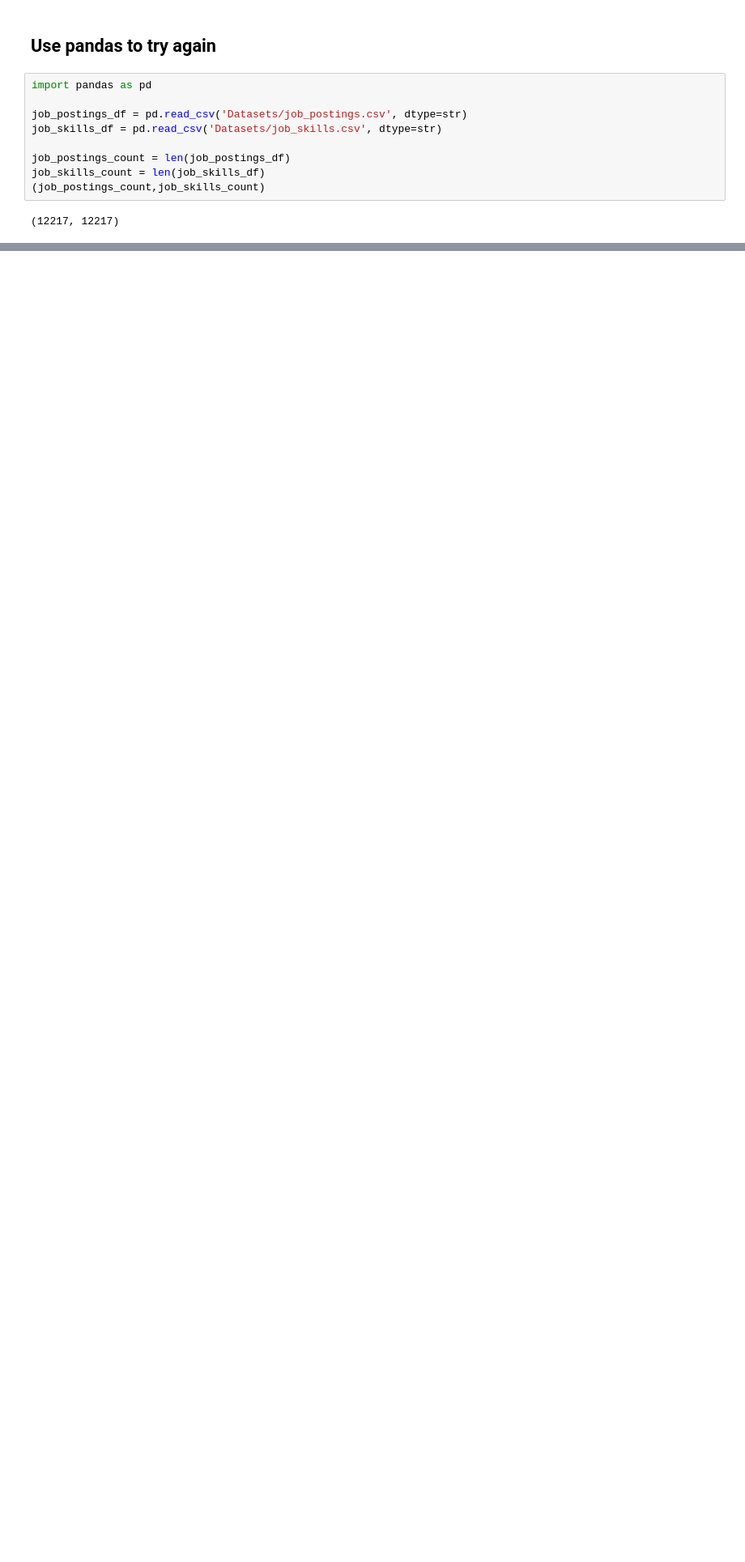
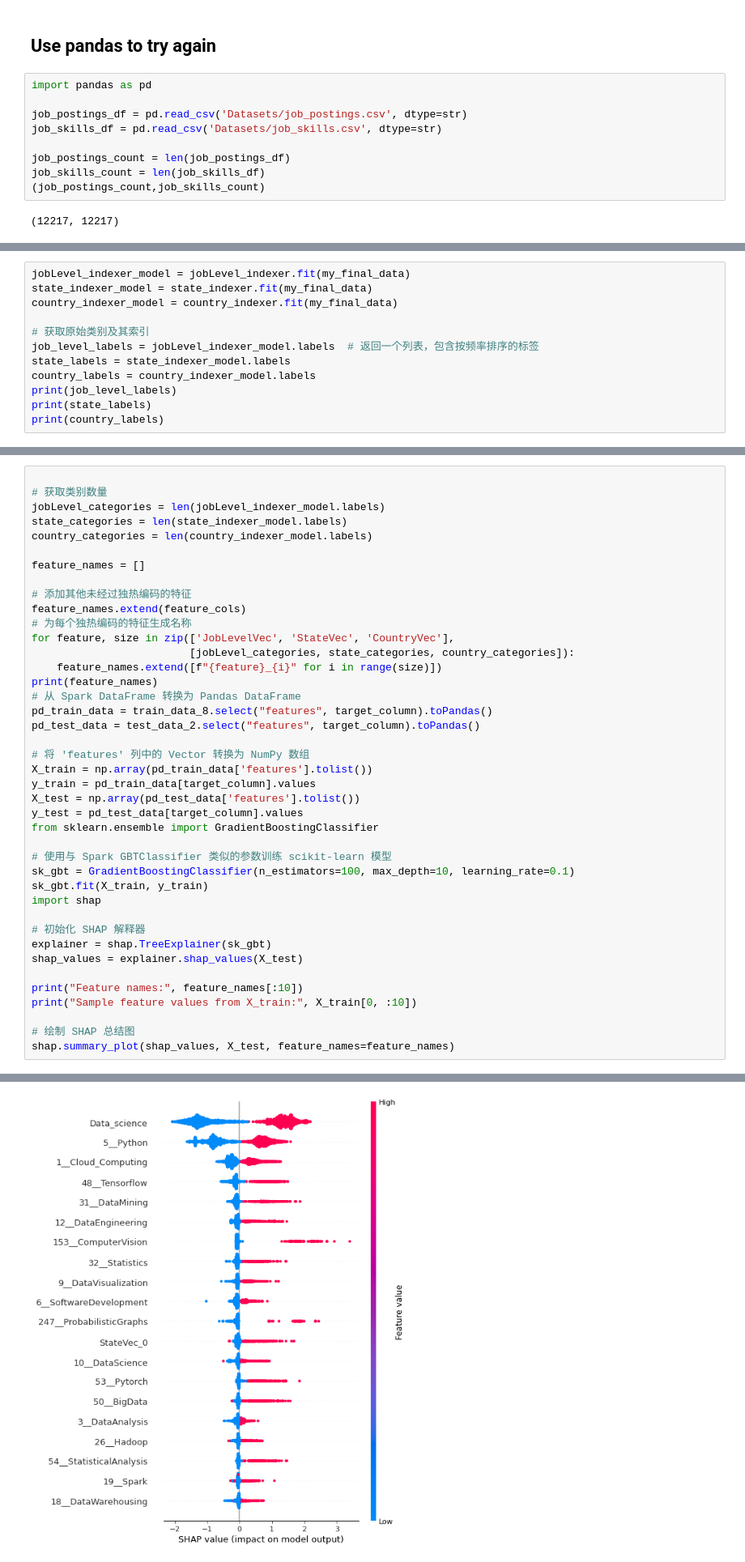
Before and after one commit to zli213/722-Iteration-4, a Jupyter notebook: Iteration_4.ipynb, the cells around one changed output, grey strips where cells are left out. Shown at 81% size. Saved outputs shown, nothing was run; the diff lists cells and outputs as text; blank space fills up the shorter version.

```diff
--- a/Iteration_4.ipynb
+++ b/Iteration_4.ipynb
@@ -534,0 +1077,12 @@ NameError: name 'StringIndexer' is not defined
+# %%
+jobLevel_indexer_model = jobLevel_indexer.fit(my_final_data)
+state_indexer_model = state_indexer.fit(my_final_data)
+country_indexer_model = country_indexer.fit(my_final_data)
+
+# 获取原始类别及其索引
+job_level_labels = jobLevel_indexer_model.labels  # 返回一个列表，包含按频率排序的标签
+state_labels = state_indexer_model.labels
+country_labels = country_indexer_model.labels
+print(job_level_labels)
+print(state_labels)
+print(country_labels)
@@ -534,0 +1097,42 @@ NameError: name 'StringIndexer' is not defined
+# %%
+
+# 获取类别数量
+jobLevel_categories = len(jobLevel_indexer_model.labels)
+state_categories = len(state_indexer_model.labels)
+country_categories = len(country_indexer_model.labels)
+
+feature_names = []
+
+# 添加其他未经过独热编码的特征
+feature_names.extend(feature_cols)
+# 为每个独热编码的特征生成名称
+for feature, size in zip(['JobLevelVec', 'StateVec', 'CountryVec'],
+                         [jobLevel_categories, state_categories, country_categories]):
+    feature_names.extend([f"{feature}_{i}" for i in range(size)])
+print(feature_names)
+# 从 Spark DataFrame 转换为 Pandas DataFrame
+pd_train_data = train_data_8.select("features", target_column).toPandas()
+pd_test_data = test_data_2.select("features", target_column).toPandas()
+
+# 将 'features' 列中的 Vector 转换为 NumPy 数组
+X_train = np.array(pd_train_data['features'].tolist())
+y_train = pd_train_data[target_column].values
+X_test = np.array(pd_test_data['features'].tolist())
+y_test = pd_test_data[target_column].values
+from sklearn.ensemble import GradientBoostingClassifier
+
+# 使用与 Spark GBTClassifier 类似的参数训练 scikit-learn 模型
+sk_gbt = GradientBoostingClassifier(n_estimators=100, max_depth=10, learning_rate=0.1)
+sk_gbt.fit(X_train, y_train)
+import shap
+
+# 初始化 SHAP 解释器
+explainer = shap.TreeExplainer(sk_gbt)
+shap_values = explainer.shap_values(X_test)
+
+print("Feature names:", feature_names[:10])
+print("Sample feature values from X_train:", X_train[0, :10])
+
+# 绘制 SHAP 总结图
+shap.summary_plot(shap_values, X_test, feature_names=feature_names)
+# %% [output]
@@ -534,0 +1147 @@ NameError: name 'StringIndexer' is not defined
+[figure, added]
```
Also changed, not shown: parts of 43 cells of this notebook.
